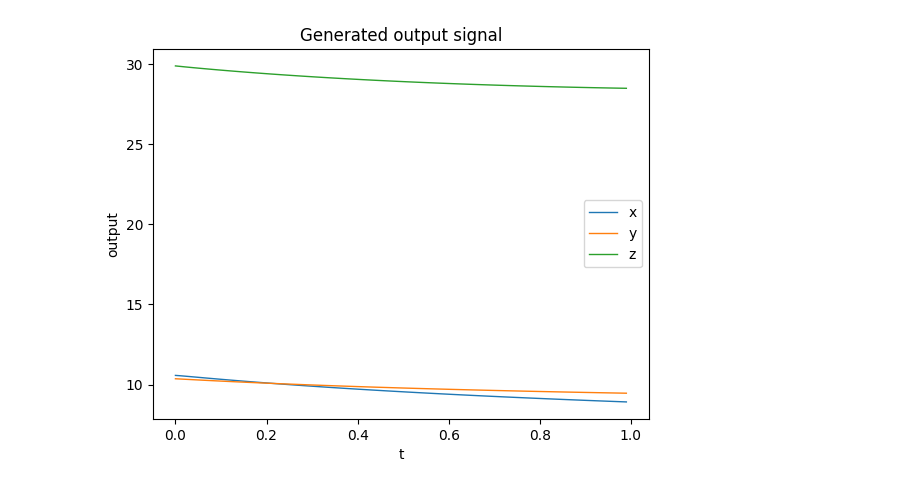
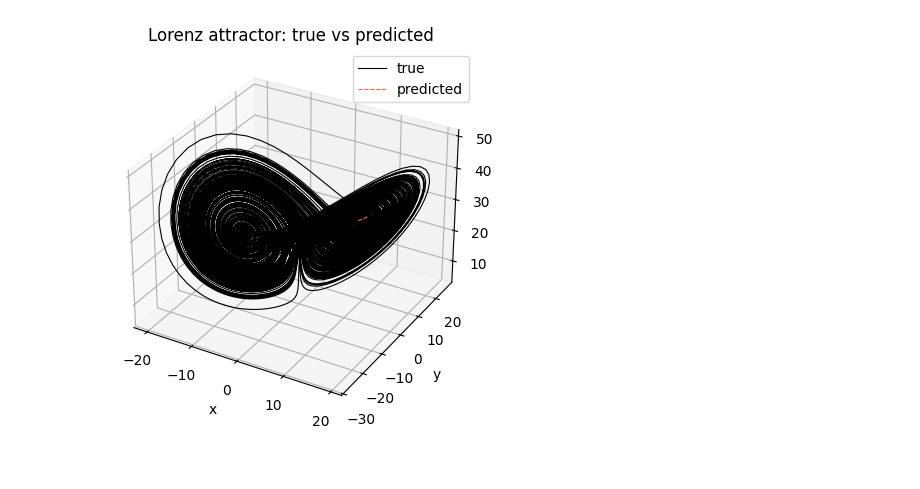
Before and after one commit to bs-machinelearning/reservoir-computing-research, a Jupyter notebook: 4. Reference/main.ipynb, the cells around one changed output. Drawn from its saved outputs; the diff is of its cells as text; code cells hidden in the pictures.

```diff
--- a/4. Reference/main.ipynb
+++ b/4. Reference/main.ipynb
@@ -12,6 +9,5 @@ ValueError: not enough values to unpack (expected 5, got 4)
 # %%
 # plotting here
-# plot_lorenz_3d(R, W_out, y_true)
-plot_generated_output(R, W_out)
+plot_lorenz_3d(R, W_out, true)
 # %% [output]
-[figure, old version]
+[figure, new version]
```
Also changed, not shown: parts of 1 cell of this notebook, 1 other file.
